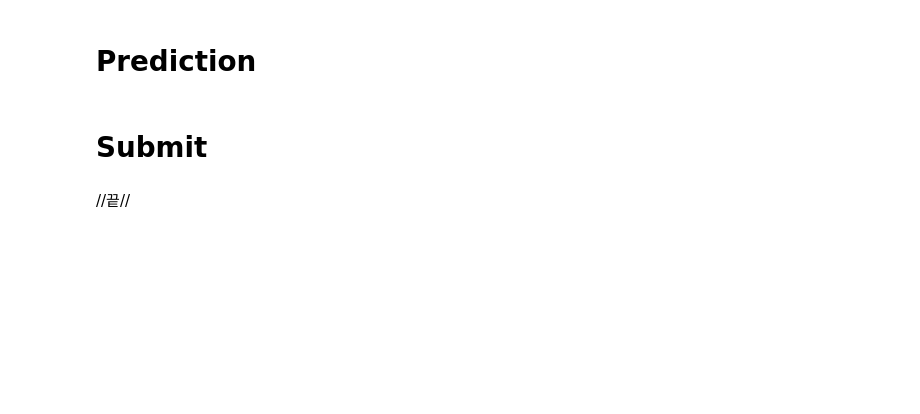
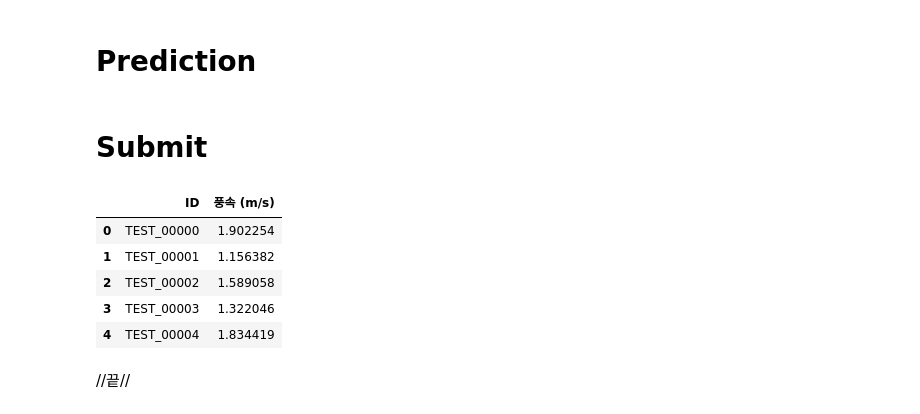
Before and after one commit to YoungjaeKang/dacon_windspeed_analysis, a Jupyter notebook: dacon_windspeed_analysis_v0.ipynb, the cells around one changed output. Cells and saved outputs as stored; diff of their text form; code cells hidden in the pictures; blank space fills up the shorter version.

```diff
--- a/dacon_windspeed_analysis_v0.ipynb
+++ b/dacon_windspeed_analysis_v0.ipynb
@@ -178,10 +295,20 @@ dt_pred = dt_clf.predict(test_x)
+# %%
+# 테스트 데이터로 예측
+xgb_pred = best_xgb_model.predict(test_x)
 # %% [markdown]
 # Submit
 # %%
-submission = pd.read_csv('./sample_submission.csv')
+submission = pd.read_csv('./data/sample_submission.csv')
 # %%
-submission['풍속 (m/s)'] = dt_pred
+submission['풍속 (m/s)'] = xgb_pred
 submission.head()
+# %% [output]
+|  | ID | 풍속 (m/s) |
+| 0 | TEST_00000 | 1.902254 |
+| 1 | TEST_00001 | 1.156382 |
+| 2 | TEST_00002 | 1.589058 |
+| 3 | TEST_00003 | 1.322046 |
+| 4 | TEST_00004 | 1.834419 |
 # %%
 submission.to_csv('submission/submission_'+datetime.datetime.now().strftime("%Y%m%d%H%M")+'.csv', index=  False)
 # %% [markdown]
```
Also changed, not shown: parts of 17 cells of this notebook, 6 other files.
